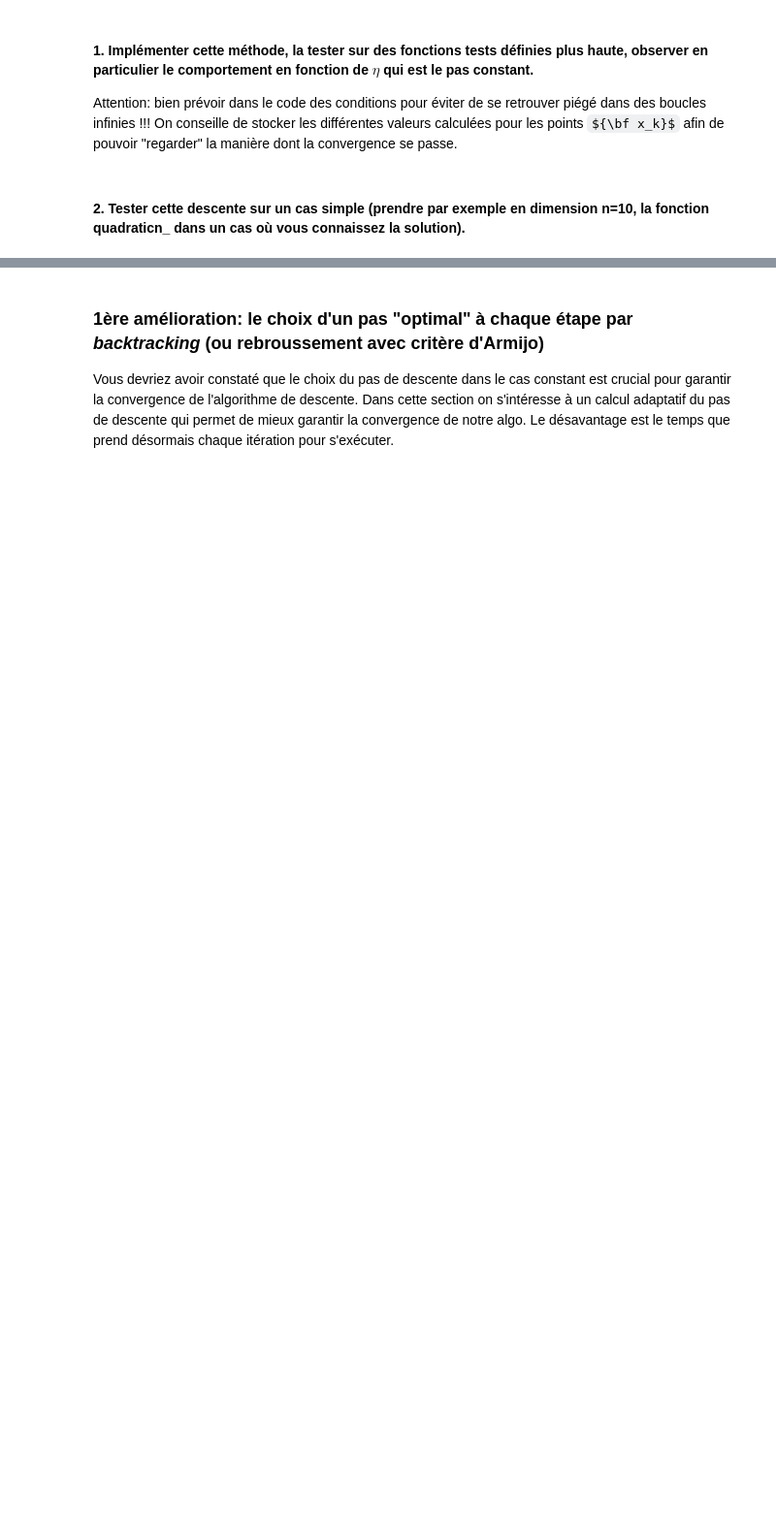
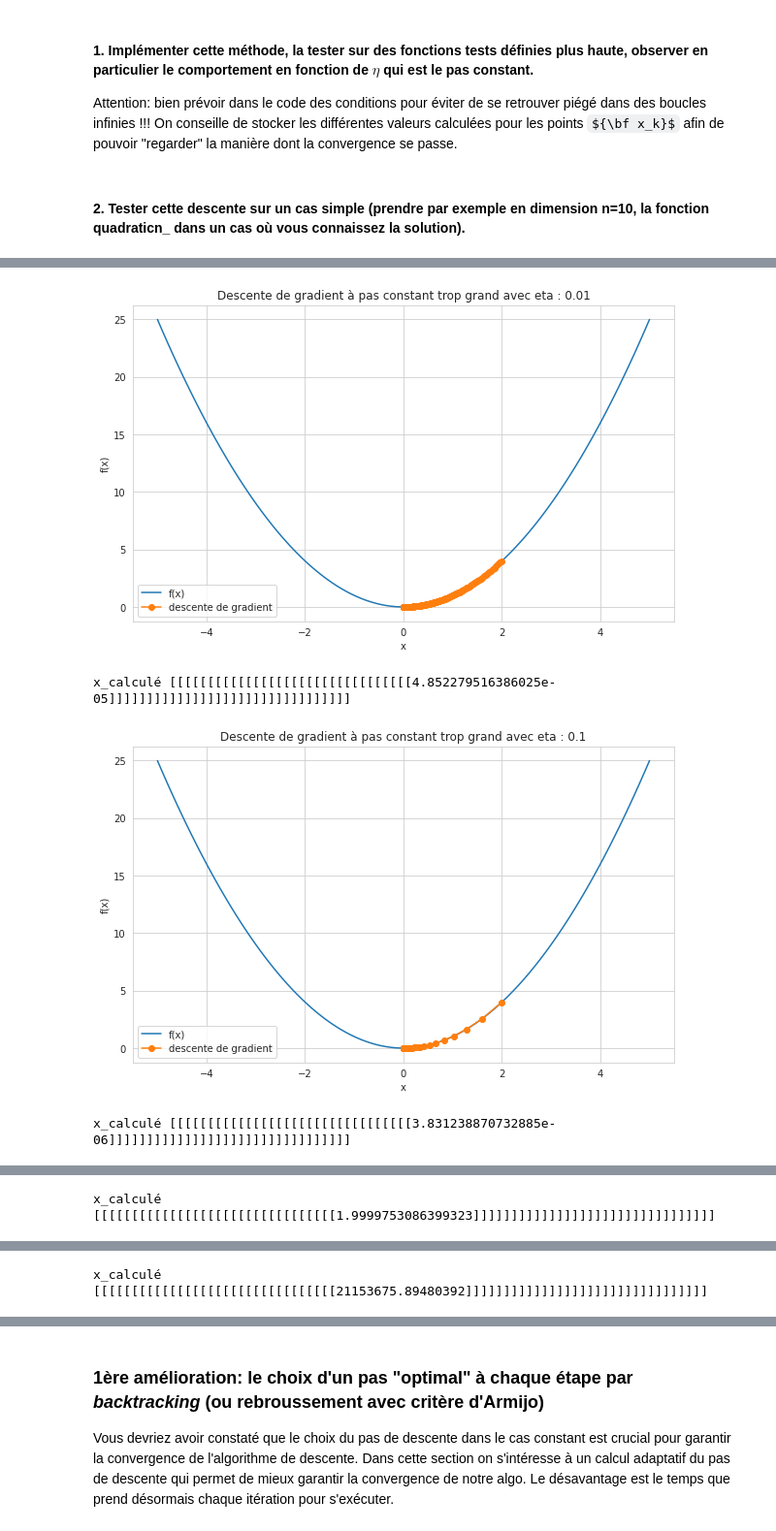
Before and after one commit to TALLEC-Scott/ocvx, a Jupyter notebook: TP_descente_gradient.ipynb, the cells around one changed output, grey strips where cells are left out. Shown at 97% size. Saved outputs shown, nothing was run; the diff lists cells and outputs as text; code cells hidden in the pictures; some formulas as TeX source; blank space fills up the shorter version.

```diff
--- a/TP_descente_gradient.ipynb
+++ b/TP_descente_gradient.ipynb
@@ -423,0 +515,40 @@ print ("x_exact",x_exact)
+# %%
+import matplotlib.pyplot as plt
+import numpy as np
+
+# Fonction quadratique
+f = lambda x: x**2
+
+def draw_gradient_descent_with_big_step(our_eta):
+    x0= np.array([2])
+    x_hist = desc_grad_const(f, x0, eta=our_eta, eps= 1E-6, max_iter=1000);
+    # Descente de gradient à pas constant
+    #print(x_hist)
+    # # Points pour la fonction
+    x_points = np.linspace(-5, 5, 100)
+    y_points = f(x_points)
+
+    # Graphique
+    plt.figure(figsize=(10, 6))
+    plt.plot(x_points, y_points, label="f(x)")
+    plt.plot(x_hist, f(np.array(x_hist)), 'o-', label="descente de gradient")
+    plt.xlabel('x')
+    plt.ylabel('f(x)')
+    plt.title(f"Descente de gradient à pas constant trop grand avec eta : {our_eta}")
+    plt.legend()
+    plt.grid(True)
+    plt.show()
+
+    print("x_calculé",x_hist[-1])
+
+
+
+different_eta = [0.01, 0.1, 1, 1.1]
+
+for el in different_eta:
+    draw_gradient_descent_with_big_step(el)
+# %% [output]
+[figure, added]
+x_calculé [[[[[[[[[[[[[[[[[[[[[[[[[[[[[[[[4.852279516386025e-05]]]]]]]]]]]]]]]]]]]]]]]]]]]]]]]]
+[figure, added]
+x_calculé [[[[[[[[[[[[[[[[[[[[[[[[[[[[[[[[3.831238870732885e-06]]]]]]]]]]]]]]]]]]]]]]]]]]]]]]]]
@@ -423,0 +556 @@ print ("x_exact",x_exact)
+x_calculé [[[[[[[[[[[[[[[[[[[[[[[[[[[[[[[[1.9999753086399323]]]]]]]]]]]]]]]]]]]]]]]]]]]]]]]]
@@ -423,0 +558 @@ print ("x_exact",x_exact)
+x_calculé [[[[[[[[[[[[[[[[[[[[[[[[[[[[[[[[21153675.89480392]]]]]]]]]]]]]]]]]]]]]]]]]]]]]]]]
```
Also changed, not shown: parts of 29 cells of this notebook.
